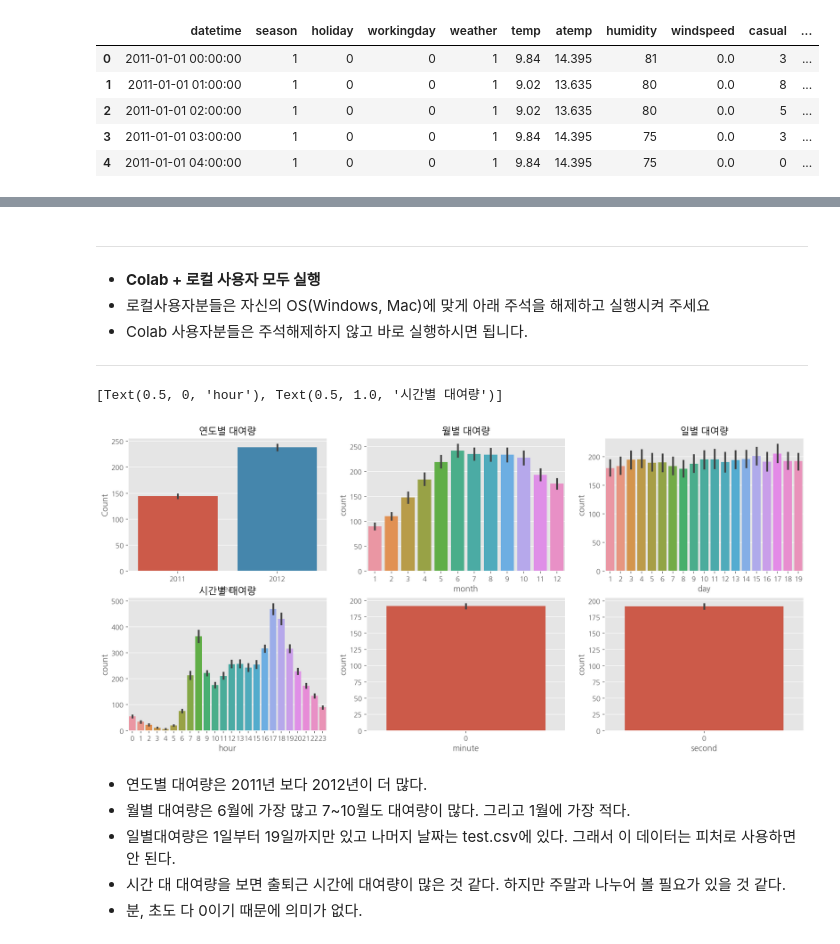
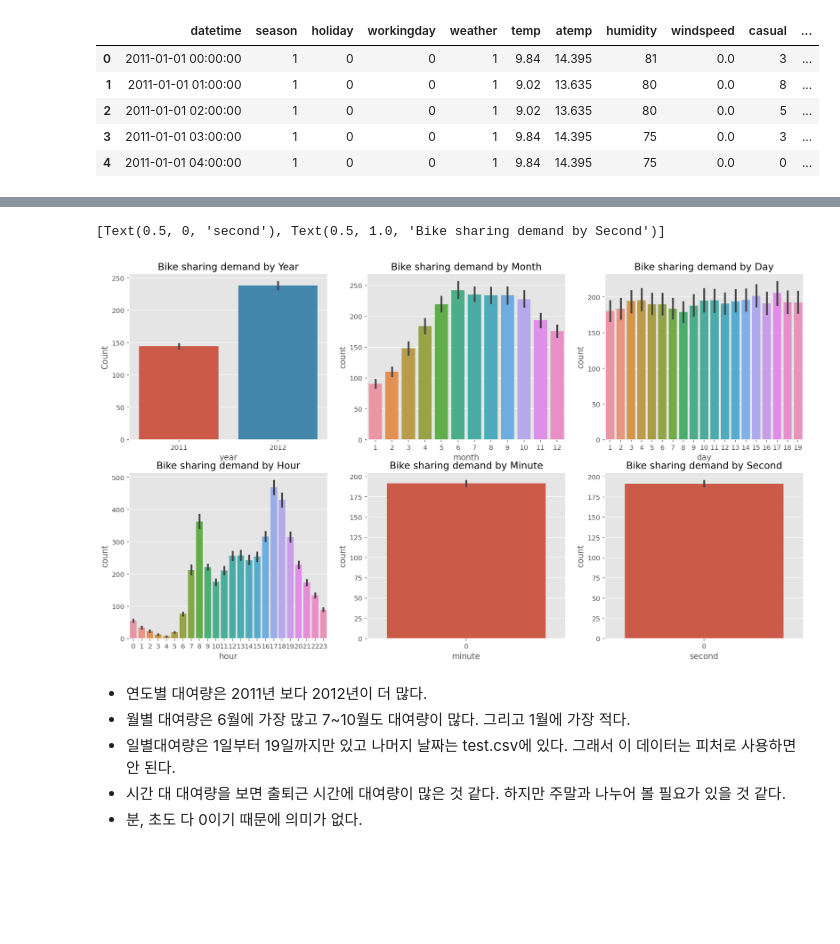
Before and after one commit to HwayoungYoon/Data-Analysis-Practice, a Jupyter notebook: bike-sharing-demand/kaggle_DS_bike_sharing_demand_EDA.ipynb, the cells around one changed output, grey strips where cells are left out. Cells and saved outputs as stored; diff of their text form; code cells hidden in the pictures; blank space fills up the shorter version.

Commit message:
Colaboratory를 통해 생성됨

```diff
--- a/bike-sharing-demand/kaggle_DS_bike_sharing_demand_EDA.ipynb
+++ b/bike-sharing-demand/kaggle_DS_bike_sharing_demand_EDA.ipynb
@@ -83,0 +108,6 @@ mpl.rcParams['axes.unicode_minus'] = False
+# %%
+# 경로 가져오기
+path = '/usr/share/fonts/truetype/nanum/NanumGothic.ttf'
+font_name = fm.FontProperties(fname=path, size=10).get_name()
+print(font_name)
+plt.rc('font', family=font_name)
@@ -209,9 +248,0 @@ NanumGothic
-# %% [markdown]
-
----
-
-* **Colab + 로컬 사용자 모두 실행**
-* 로컬사용자분들은 자신의 OS(Windows, Mac)에 맞게 아래 주석을 해제하고 실행시켜 주세요
-* Colab 사용자분들은 주석해제하지 않고 바로 실행하시면 됩니다.
-
----
@@ -228,21 +249,24 @@ set_matplotlib_formats('retina')
 # %%
+# 연도별, 월별, 일별, 시간별 대여량 시각화
 figure, ((ax1,ax2,ax3), (ax4,ax5,ax6)) = plt.subplots(nrows=2, ncols=3)
-figure.set_size_inches(18,8)
+figure.set_size_inches(18,10)
 
 sns.barplot(data=train, x="year", y="count", ax=ax1)
 sns.barplot(data=train, x="month", y="count", ax=ax2)
 sns.barplot(data=train, x="day", y="count", ax=ax3)
 sns.barplot(data=train, x="hour", y="count", ax=ax4)
 sns.barplot(data=train, x="minute", y="count", ax=ax5)
 sns.barplot(data=train, x="second", y="count", ax=ax6)
 
-ax1.set(ylabel='Count',title="연도별 대여량")
-ax2.set(xlabel='month',title="월별 대여량")
-ax3.set(xlabel='day', title="일별 대여량")
-ax4.set(xlabel='hour', title="시간별 대여량")
+ax1.set(ylabel='Count',title="Bike sharing demand by Year")
+ax2.set(xlabel='month',title="Bike sharing demand by Month")
+ax3.set(xlabel='day', title="Bike sharing demand by Day")
+ax4.set(xlabel='hour', title="Bike sharing demand by Hour")
+ax5.set(xlabel='minute', title="Bike sharing demand by Minute")
+ax6.set(xlabel='second', title="Bike sharing demand by Second")
 # %% [output]
-[Text(0.5, 0, 'hour'), Text(0.5, 1.0, '시간별 대여량')]
+[Text(0.5, 0, 'second'), Text(0.5, 1.0, 'Bike sharing demand by Second')]
-[figure, old version]
+[figure, new version]
 # %% [markdown]
 * 연도별 대여량은 2011년 보다 2012년이 더 많다.
 * 월별 대여량은 6월에 가장 많고 7~10월도 대여량이 많다. 그리고 1월에 가장 적다.
```
Also changed, not shown: parts of 38 cells of this notebook.
